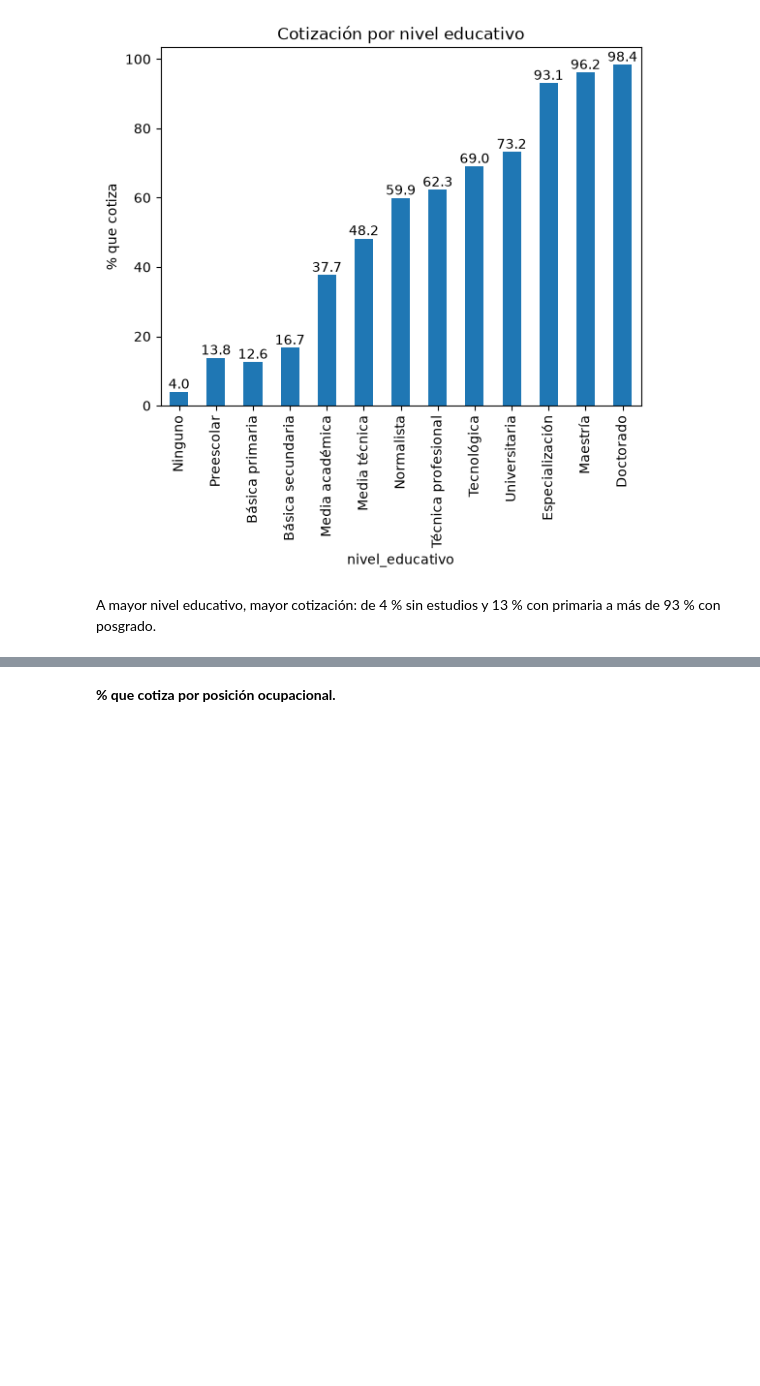
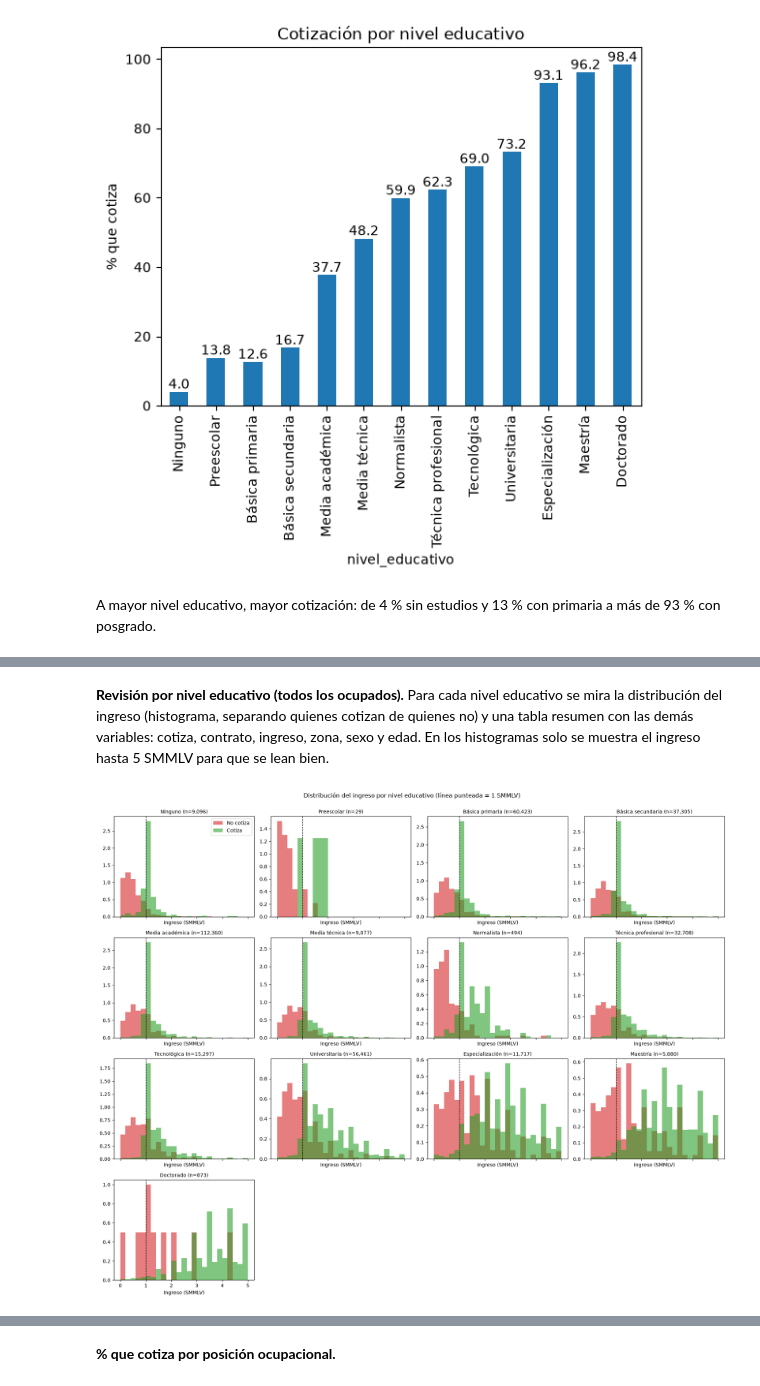
Before and after one commit to BAMUNOZ91/proyecto_1_esp_data_science_ia, a Jupyter notebook: 01_preparacion_eda.ipynb, the cells around one changed output, grey strips where cells are left out. Cells and saved outputs as stored; diff of their text form; code cells hidden in the pictures; blank space fills up the shorter version.

```diff
--- a/01_preparacion_eda.ipynb
+++ b/01_preparacion_eda.ipynb
@@ -438,0 +497,49 @@ A mayor nivel educativo, mayor cotización: de 4 % sin estudios y 13 % con prima
+# %% [markdown]
+**Revisión por nivel educativo (todos los ocupados).** Para cada nivel educativo se mira la distribución del ingreso (histograma, separando quienes cotizan de quienes no) y una tabla resumen con las demás variables: cotiza, contrato, ingreso, zona, sexo y edad. En los histogramas solo se muestra el ingreso hasta 5 SMMLV para que se lean bien.
+# %%
+import numpy as np
+
+todos = df[df['nivel_educativo'].isin(orden_edu)].copy()
+niveles_t = [n for n in orden_edu if n in todos['nivel_educativo'].unique()]
+
+# Histogramas del ingreso (en SMMLV) por nivel educativo, cotiza vs no cotiza
+filas = int(np.ceil(len(niveles_t) / 4))
+fig, axes = plt.subplots(filas, 4, figsize=(18, 3.6 * filas), sharex=True)
+axes = axes.ravel()
+bins = np.linspace(0, 5, 26)
+
+for ax, nivel in zip(axes, niveles_t):
+    sub = todos[todos['nivel_educativo'] == nivel]
+    ing_no = sub.loc[sub['cotiza_pension'] == 0, 'ingreso_smmlv'].dropna()
+    ing_si = sub.loc[sub['cotiza_pension'] == 1, 'ingreso_smmlv'].dropna()
+    ax.hist(ing_no, bins=bins, density=True, alpha=0.6, color='tab:red', label='No cotiza')
+    ax.hist(ing_si, bins=bins, density=True, alpha=0.6, color='tab:green', label='Cotiza')
+    ax.axvline(1, color='black', linestyle='--', linewidth=1)
+    ax.set_title(f'{nivel} (n={len(sub):,})', fontsize=10)
+    ax.set_xlabel('Ingreso (SMMLV)')
+
+for ax in axes[len(niveles_t):]:
+    ax.axis('off')
+axes[0].legend()
+fig.suptitle('Distribución del ingreso por nivel educativo (línea punteada = 1 SMMLV)', y=1.0)
+plt.tight_layout()
+plt.show()
+
+# Tabla resumen por nivel educativo
+resumen = todos.groupby('nivel_educativo').agg(
+    n=('cotiza_pension', 'size'),
+    cotiza=('cotiza_pension', 'mean'),
+    contrato=('tiene_contrato', 'mean'),
+    gana_1_smmlv=('gana_1_smmlv_o_mas', 'mean'),
+    mediana_ingreso_smmlv=('ingreso_smmlv', 'median'),
+    urbano=('zona', lambda s: (s == 'Urbano').mean()),
+    mujer=('sexo', lambda s: (s == 'Mujer').mean()),
+    edad_media=('edad', 'mean'),
+).reindex(niveles_t)
+for c in ['cotiza', 'contrato', 'gana_1_smmlv', 'urbano', 'mujer']:
+    resumen[c] = (resumen[c] * 100).round(1)
+resumen['mediana_ingreso_smmlv'] = resumen['mediana_ingreso_smmlv'].round(2)
+resumen['edad_media'] = resumen['edad_media'].round(1)
+resumen
+# %% [output]
+[figure, added]
```
Also changed, not shown: parts of 30 cells of this notebook.
